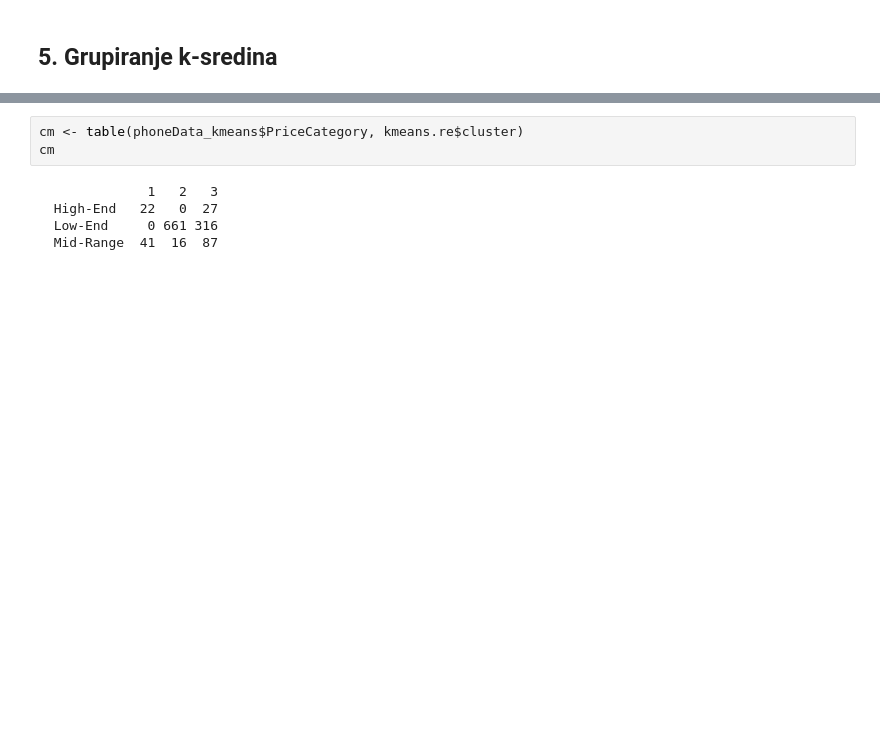
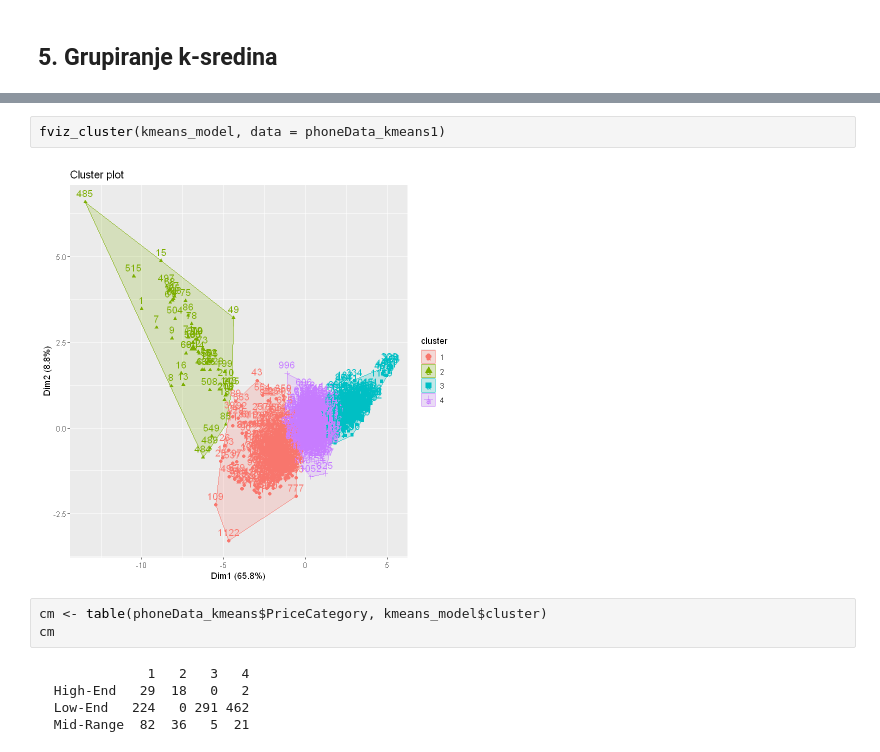
Before and after one commit to IvanVinski/dap-projekt, a Jupyter notebook: projekt.ipynb, the cells around one changed output, grey strips where cells are left out. Drawn from its saved outputs; the diff is of its cells as text; blank space fills up the shorter version.

```diff
--- a/projekt.ipynb
+++ b/projekt.ipynb
@@ -536,8 +569,12 @@ Available components:
+# %%
+fviz_cluster(kmeans_model, data = phoneData_kmeans1)
+# %% [output]
+[figure, added]
 # %%
-cm <- table(phoneData_kmeans$PriceCategory, kmeans.re$cluster)
+cm <- table(phoneData_kmeans$PriceCategory, kmeans_model$cluster)
 cm
 # %% [output]
-              1   2   3
-  High-End   22   0  27
-  Low-End     0 661 316
-  Mid-Range  41  16  87
+              1   2   3   4
+  High-End   29  18   0   2
+  Low-End   224   0 291 462
+  Mid-Range  82  36   5  21
```
Also changed, not shown: parts of 10 cells of this notebook.
